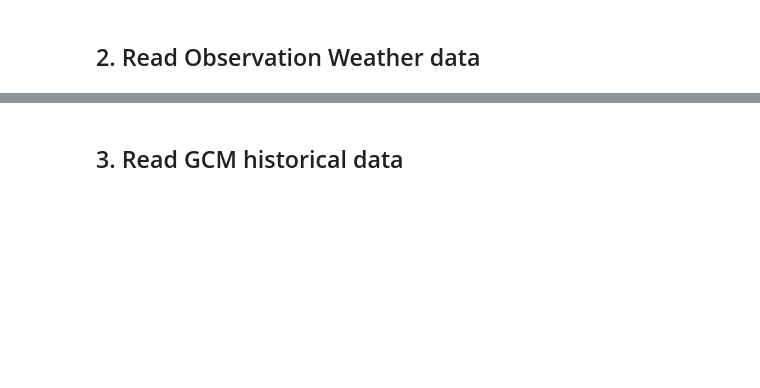
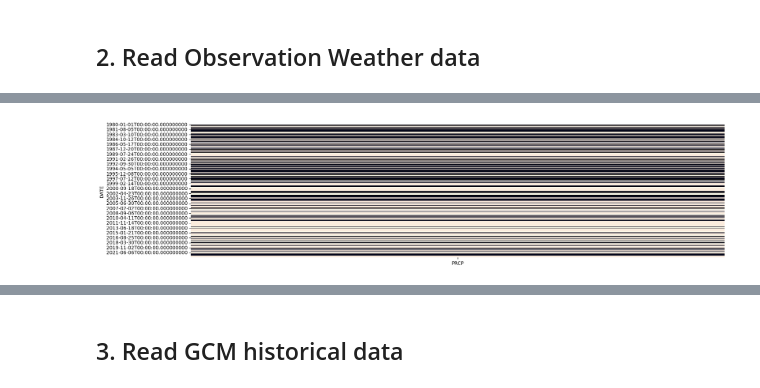
Before and after one commit to DavidChoi76/CCdownscaling, a Jupyter notebook: example/mozambique/2_application_of _downscaling_methods_using_climate_data.ipynb, the cells around one changed output, grey strips where cells are left out. Saved outputs shown, nothing was run; the diff lists cells and outputs as text; code cells hidden in the pictures; blank space fills up the shorter version.

```diff
--- a/example/mozambique/2_application_of _downscaling_methods_using_climate_data.ipynb
+++ b/example/mozambique/2_application_of _downscaling_methods_using_climate_data.ipynb
@@ -54,0 +71,12 @@ station_data
+# %%
+def date_format(df):
+    dt_series = []
+    for date in df['DATE'].values:
+        datetimeobj = datetime.datetime(int(str(date)[0:4]), int(str(date)[5:7]), int(str(date)[8:10]))
+        dt_series.append(datetimeobj)
+    df["DATE"] = dt_series
+    return df
+# %%
+moz_maputo_data_df = date_format(moz_maputo_data_df)
+moz_maputo_data_df.set_index("DATE").head()
+moz_maputo_data_df.head()
@@ -54,0 +90,7 @@ station_data
+# %%
+total_date_df = pd.DataFrame(
+    {'DATE': pd.date_range(start='1980-01-01', end='2022-12-31', freq='1D'),
+    }
+)
+print(len(total_date_df))
+total_date_df.head()
@@ -54,0 +105,4 @@ station_data
+# %%
+moz_maputo_data_f = pd.merge(total_date_df, moz_maputo_data_df, on="DATE", how="left")
+moz_maputo_data_f = moz_maputo_data_f.set_index("DATE")[['PRCP']]
+moz_maputo_data_f
@@ -54,0 +124,6 @@ station_data
+# %%
+fig, ax = plt.subplots(figsize=(20,5))
+sns.heatmap(moz_maputo_data_f.isnull(), cbar=False)
+plt.show()
+# %% [output]
+[figure, added]
```
Also changed, not shown: parts of 43 cells of this notebook, 5 other files.
